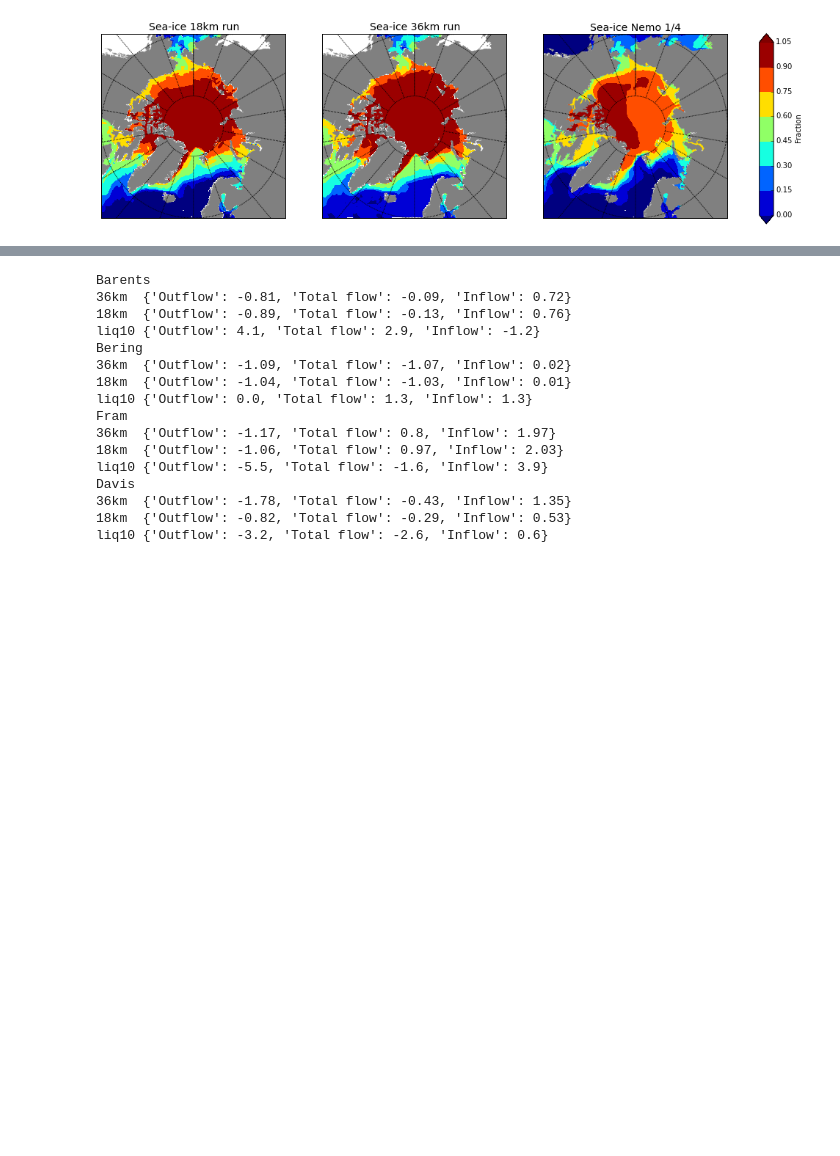
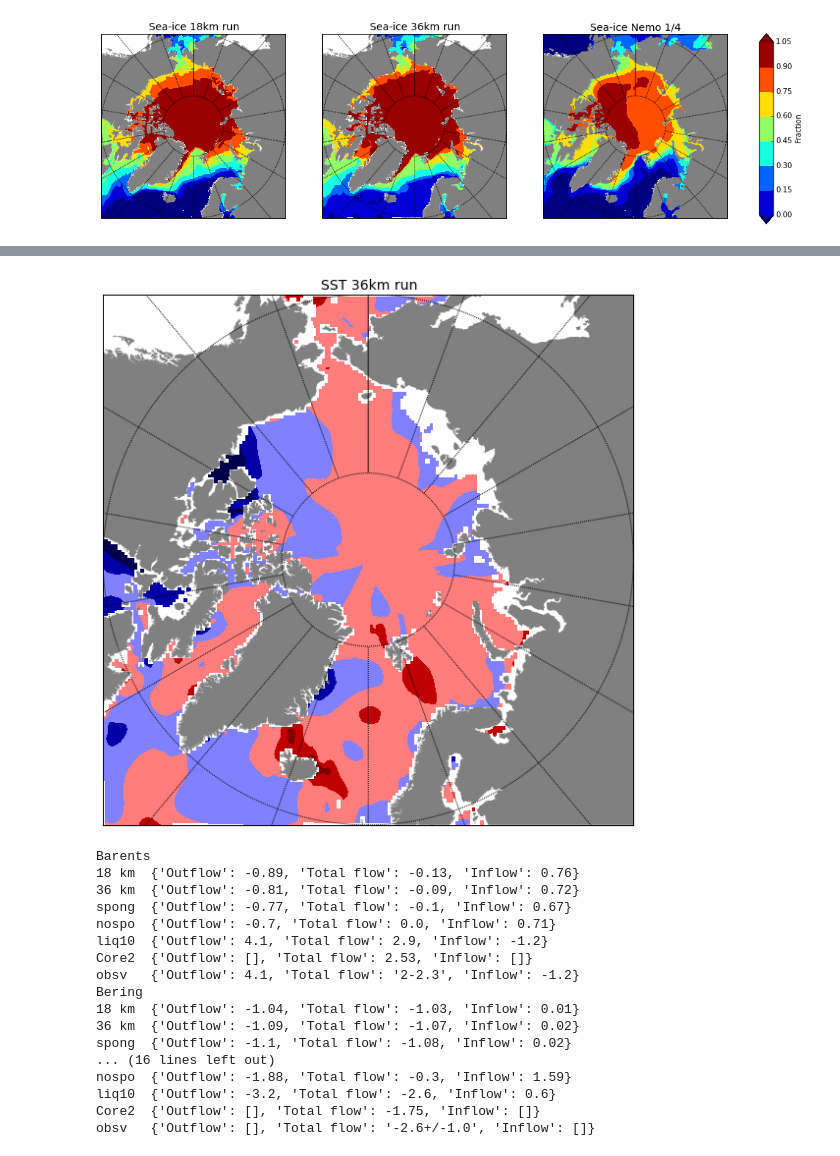
Before and after one commit to AlessandroMozzato/notebooks, a Jupyter notebook: ModelValidation.ipynb, the cells around one changed output, grey strips where cells are left out. Saved outputs shown, nothing was run; the diff lists cells and outputs as text; code cells hidden in the pictures; blank space fills up the shorter version.

```diff
--- a/ModelValidation.ipynb
+++ b/ModelValidation.ipynb
@@ -186,3 +205,11 @@ plot_sst(run18,run36,Nemo25,Woa)
+# %%
+fig,ax = plt.subplots(1,1)
+im = bp(run36.lon, run36.lat, phc.T[2,:,:] - woa.T[2,:,:], yescbar = False, vmin=-2,vmax=2,cmap=matplotlib.cm.seismic)
+ax.set_title('SST '+run36.title)
+ax.title.set_fontsize('14')
+fig.subplots_adjust(right=1.7,top=2.)
+# %% [output]
+[figure, added]
 # %%
 run36v = StateRead()
 run36v.readData('/scratch/general/am8e13/results36km_newspinup/',range(100))
@@ -199,23 +249,28 @@ liq10 = {'Fram' : {'Inflow' : 3.9, 'Outflow' : -5.5, 'Total flow' : -1.6} ,
 # %%
 for var in ['Barents','Bering','Fram','Davis']:
     print var
-    print '36km ',run36v.totalFluxes[var]
-    print '18km ',run18v.totalFluxes[var]
-    print 'liq10',liq10[var]
+    print '18 km ',run18v.totalFluxes[var]
+    print '36 km ',run36v.totalFluxes[var]
+    print 'spong ',sponge.totalFluxes[var]
+    print 'nospo ',nosponge.totalFluxes[var]
+    print 'liq10 ',liq10[var]
+    print 'Core2 ',core2[var]
+    print 'obsv  ',obs[var]
 # %% [output]
 Barents
-36km  {'Outflow': -0.81, 'Total flow': -0.09, 'Inflow': 0.72}
-18km  {'Outflow': -0.89, 'Total flow': -0.13, 'Inflow': 0.76}
-liq10 {'Outflow': 4.1, 'Total flow': 2.9, 'Inflow': -1.2}
+18 km  {'Outflow': -0.89, 'Total flow': -0.13, 'Inflow': 0.76}
+36 km  {'Outflow': -0.81, 'Total flow': -0.09, 'Inflow': 0.72}
+spong  {'Outflow': -0.77, 'Total flow': -0.1, 'Inflow': 0.67}
+nospo  {'Outflow': -0.7, 'Total flow': 0.0, 'Inflow': 0.71}
+liq10  {'Outflow': 4.1, 'Total flow': 2.9, 'Inflow': -1.2}
+Core2  {'Outflow': [], 'Total flow': 2.53, 'Inflow': []}
+obsv   {'Outflow': 4.1, 'Total flow': '2-2.3', 'Inflow': -1.2}
 Bering
-36km  {'Outflow': -1.09, 'Total flow': -1.07, 'Inflow': 0.02}
-18km  {'Outflow': -1.04, 'Total flow': -1.03, 'Inflow': 0.01}
-liq10 {'Outflow': 0.0, 'Total flow': 1.3, 'Inflow': 1.3}
-Fram
-36km  {'Outflow': -1.17, 'Total flow': 0.8, 'Inflow': 1.97}
-18km  {'Outflow': -1.06, 'Total flow': 0.97, 'Inflow': 2.03}
-liq10 {'Outflow': -5.5, 'Total flow': -1.6, 'Inflow': 3.9}
-Davis
-36km  {'Outflow': -1.78, 'Total flow': -0.43, 'Inflow': 1.35}
-18km  {'Outflow': -0.82, 'Total flow': -0.29, 'Inflow': 0.53}
-liq10 {'Outflow': -3.2, 'Total flow': -2.6, 'Inflow': 0.6}
+18 km  {'Outflow': -1.04, 'Total flow': -1.03, 'Inflow': 0.01}
+36 km  {'Outflow': -1.09, 'Total flow': -1.07, 'Inflow': 0.02}
+spong  {'Outflow': -1.1, 'Total flow': -1.08, 'Inflow': 0.02}
+... (16 lines left out)
+nospo  {'Outflow': -1.88, 'Total flow': -0.3, 'Inflow': 1.59}
+liq10  {'Outflow': -3.2, 'Total flow': -2.6, 'Inflow': 0.6}
+Core2  {'Outflow': [], 'Total flow': -1.75, 'Inflow': []}
+obsv   {'Outflow': [], 'Total flow': '-2.6+/-1.0', 'Inflow': []}
```
Also changed, not shown: parts of 27 cells of this notebook, 4 other files.
